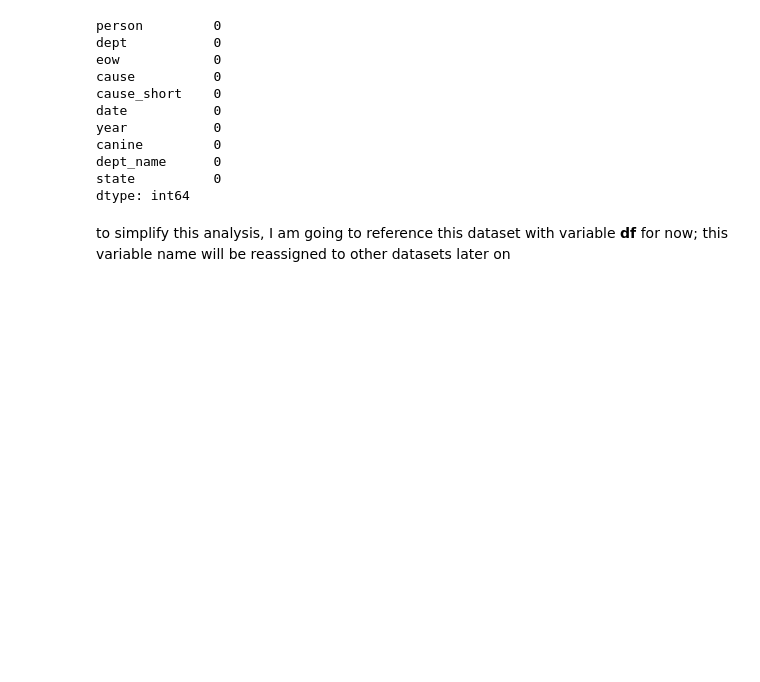
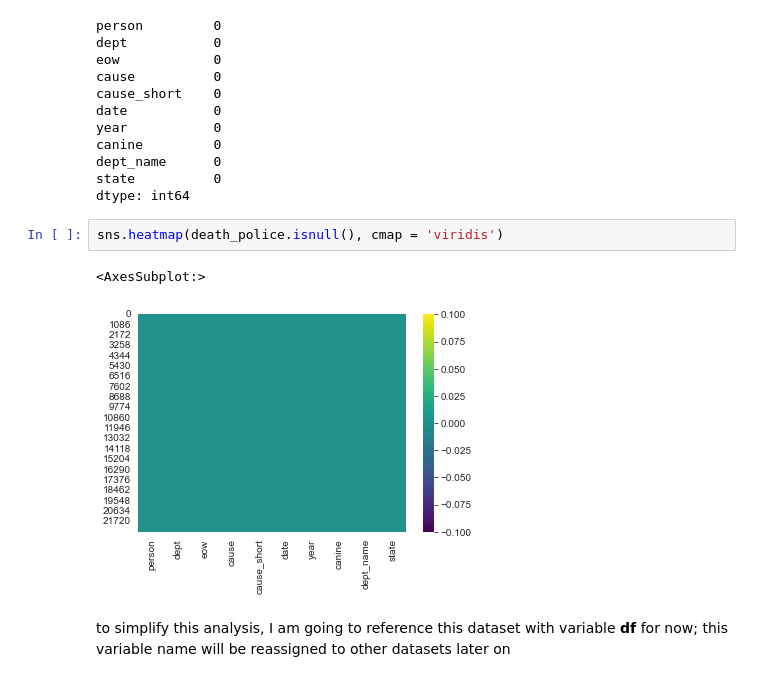
Before and after one commit to shahbazmansahia/EthicalDataMining, a Jupyter notebook: BLM Project files/Group_Project_CMPE_255.ipynb, the cells around one changed output. Drawn from its saved outputs; the diff is of its cells as text; blank space fills up the shorter version.

```diff
--- a/BLM Project files/Group_Project_CMPE_255.ipynb
+++ b/BLM Project files/Group_Project_CMPE_255.ipynb
@@ -127,6 +129,11 @@ canine         0
 dept_name      0
 state          0
 dtype: int64
+# %%
+sns.heatmap(death_police.isnull(), cmap = 'viridis')
+# %% [output]
+<AxesSubplot:>
+[figure, added]
 # %% [markdown]
 to simplify this analysis, I am going to reference this dataset with variable <strong>df</strong> for now; this variable name will be reassigned to other datasets later on
 # %%
```
Also changed, not shown: parts of 75 cells of this notebook, 4 other files.
